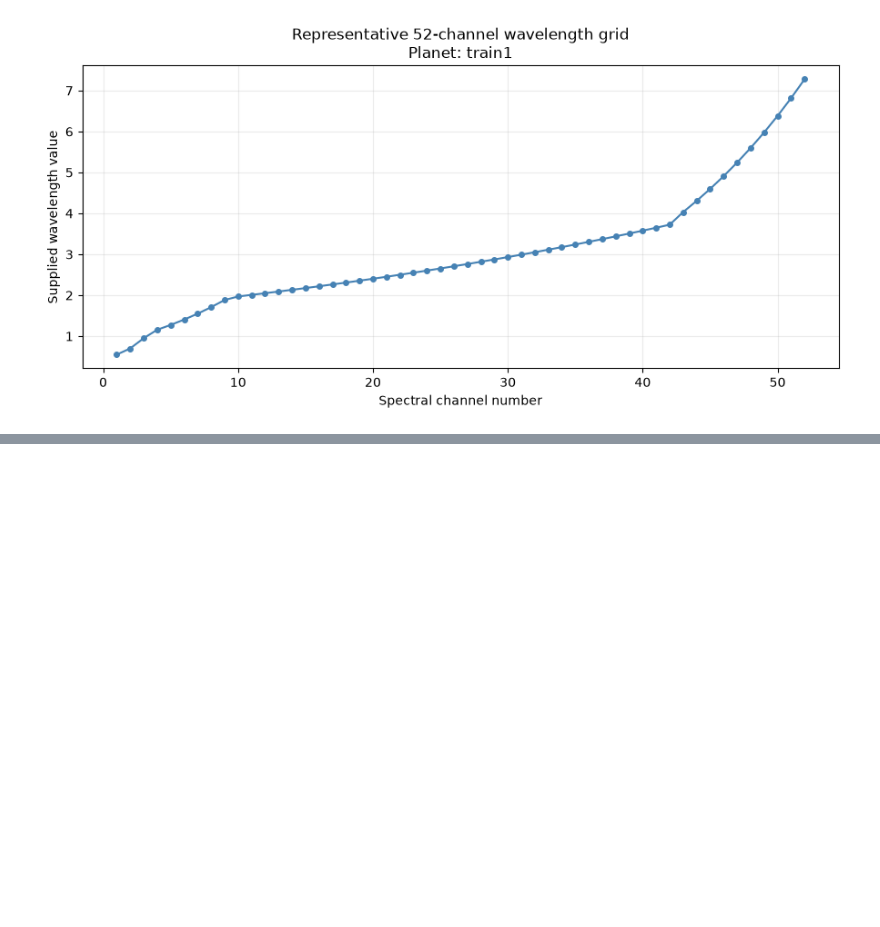
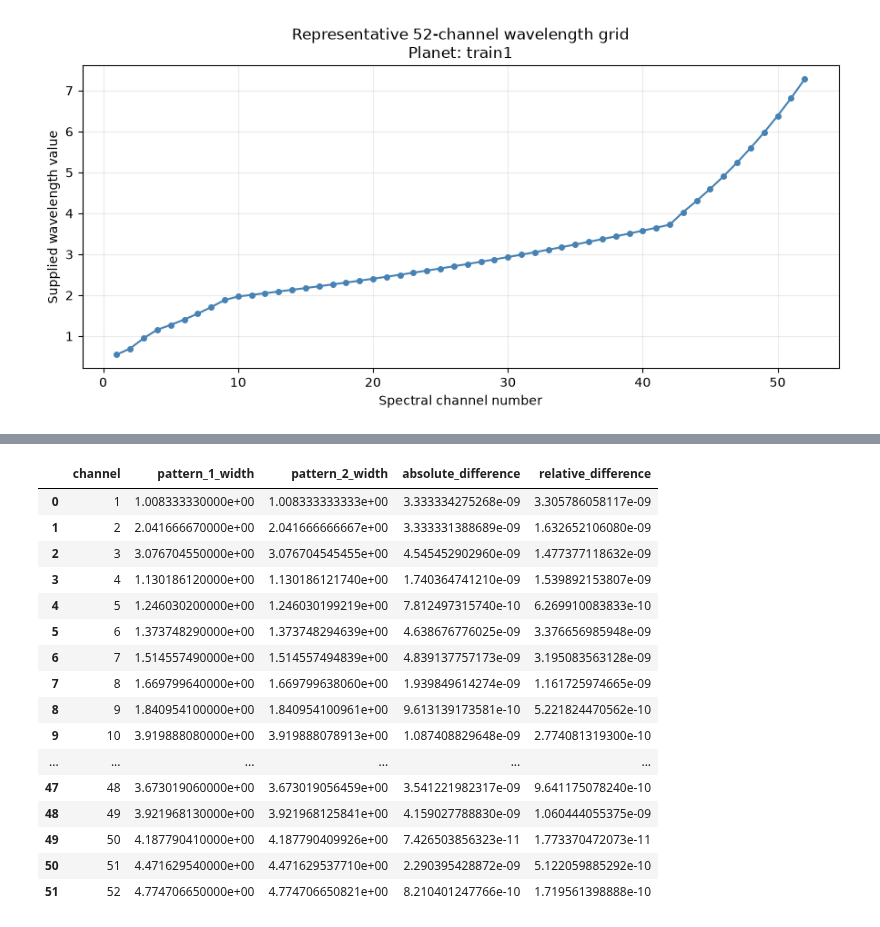
Before and after one commit to ajf12327/ADC2023-conformal-prediction, a Jupyter notebook: notebooks/02_EDA.ipynb, the cells around one changed output, grey strips where cells are left out. Drawn from its saved outputs; the diff is of its cells as text; code cells hidden in the pictures; blank space fills up the shorter version.

```diff
--- a/notebooks/02_EDA.ipynb
+++ b/notebooks/02_EDA.ipynb
@@ -1902,0 +1882,74 @@ Observed result: material wavelength-grid or width differences exist between lab
+# %%
+unique_width_patterns, width_pattern_indices, width_pattern_counts = (
+    np.unique(wavelength_widths,
+              axis=0,
+              return_inverse=True,
+              return_counts=True
+    )
+)
+
+if len(unique_width_patterns) !=2:
+    raise ValueError("Expected two distinct width patterns but got "
+                     f"{len(unique_width_patterns)}")
+
+width_pattern_1 = unique_width_patterns[0]
+width_pattern_2 = unique_width_patterns[1]
+
+absolute_width_difference = np.abs(width_pattern_2 - width_pattern_1)
+
+relative_denominator = np.maximum(np.abs(width_pattern_1), np.abs(width_pattern_2))
+
+relative_width_difference = np.divide(
+    absolute_width_difference,
+    relative_denominator,
+    out=np.full_like(absolute_width_difference, np.nan),
+    where=relative_denominator > 0
+)
+
+differing_channel_indices = np.flatnonzero(absolute_width_difference > 0)
+maximum_absolute_width_difference = float(absolute_width_difference.max())
+
+maximum_relative_width_difference = float(np.nanmax(relative_width_difference))
+
+width_scale_summary = pd.Series({
+    "minimum_width": wavelength_widths.min(),
+    "median_width": np.median(wavelength_widths),
+    "maximum_width": wavelength_widths.max(),
+    "maximum_absolute_difference": (maximum_absolute_width_difference),
+    "maximum_relative_difference": (maximum_relative_width_difference),
+    "maximum_relative_difference_percent": 100 * maximum_relative_width_difference,
+    "number_of_differing_channels": len(differing_channel_indices)
+    },
+    name="width analysis"
+)
+
+width_pattern_summary = pd.DataFrame({
+    "width_pattern": [1, 2],
+    "planet_count": width_pattern_counts,
+    "percentage": (100 * width_pattern_counts / len(wavelength_widths))
+})
+
+width_difference_table = pd.DataFrame({
+    "channel": differing_channel_indices + 1,
+    "pattern_1_width": width_pattern_1[differing_channel_indices],
+    "pattern_2_width": width_pattern_2[differing_channel_indices],
+    "absolute_difference": absolute_width_difference[differing_channel_indices],
+    "relative_difference": relative_width_difference[differing_channel_indices]
+})
+
+print("Width scale and maximum differences:")
+display(width_scale_summary.to_frame())
+
+print("\nNumber of planets using each exact pattern:")
+display(width_pattern_summary)
+
+print("\nValues at differing channel positions:")
+
+with pd.option_context(
+    "display.max_rows",
+    EXPECTED_SPECTRAL_CHANNELS,
+    "display.float_format",
+    lambda value: f"{value:.12e}"
+):
+    display(width_difference_table)
+# %% [output]
@@ -1902,0 +1970,17 @@ Observed result: material wavelength-grid or width differences exist between lab
+|  | channel | pattern_1_width | pattern_2_width | absolute_difference | relative_difference |
+| 0 | 1 | 1.008333330000e+00 | 1.008333333333e+00 | 3.333334275268e-09 | 3.305786058117e-09 |
+| 1 | 2 | 2.041666670000e+00 | 2.041666666667e+00 | 3.333331388689e-09 | 1.632652106080e-09 |
+| 2 | 3 | 3.076704550000e+00 | 3.076704545455e+00 | 4.545452902960e-09 | 1.477377118632e-09 |
+| 3 | 4 | 1.130186120000e+00 | 1.130186121740e+00 | 1.740364741210e-09 | 1.539892153807e-09 |
+| 4 | 5 | 1.246030200000e+00 | 1.246030199219e+00 | 7.812497315740e-10 | 6.269910083833e-10 |
+| 5 | 6 | 1.373748290000e+00 | 1.373748294639e+00 | 4.638676776025e-09 | 3.376656985948e-09 |
+| 6 | 7 | 1.514557490000e+00 | 1.514557494839e+00 | 4.839137757173e-09 | 3.195083563128e-09 |
+| 7 | 8 | 1.669799640000e+00 | 1.669799638060e+00 | 1.939849614274e-09 | 1.161725974665e-09 |
+| 8 | 9 | 1.840954100000e+00 | 1.840954100961e+00 | 9.613139173581e-10 | 5.221824470562e-10 |
+| 9 | 10 | 3.919888080000e+00 | 3.919888078913e+00 | 1.087408829648e-09 | 2.774081319300e-10 |
+| ... | ... | ... | ... | ... | ... |
+| 47 | 48 | 3.673019060000e+00 | 3.673019056459e+00 | 3.541221982317e-09 | 9.641175078240e-10 |
+| 48 | 49 | 3.921968130000e+00 | 3.921968125841e+00 | 4.159027788830e-09 | 1.060444055375e-09 |
+| 49 | 50 | 4.187790410000e+00 | 4.187790409926e+00 | 7.426503856323e-11 | 1.773370472073e-11 |
+| 50 | 51 | 4.471629540000e+00 | 4.471629537710e+00 | 2.290395428872e-09 | 5.122059885292e-10 |
+| 51 | 52 | 4.774706650000e+00 | 4.774706650821e+00 | 8.210401247766e-10 | 1.719561398888e-10 |
```
Also changed, not shown: parts of 14 cells of this notebook.
